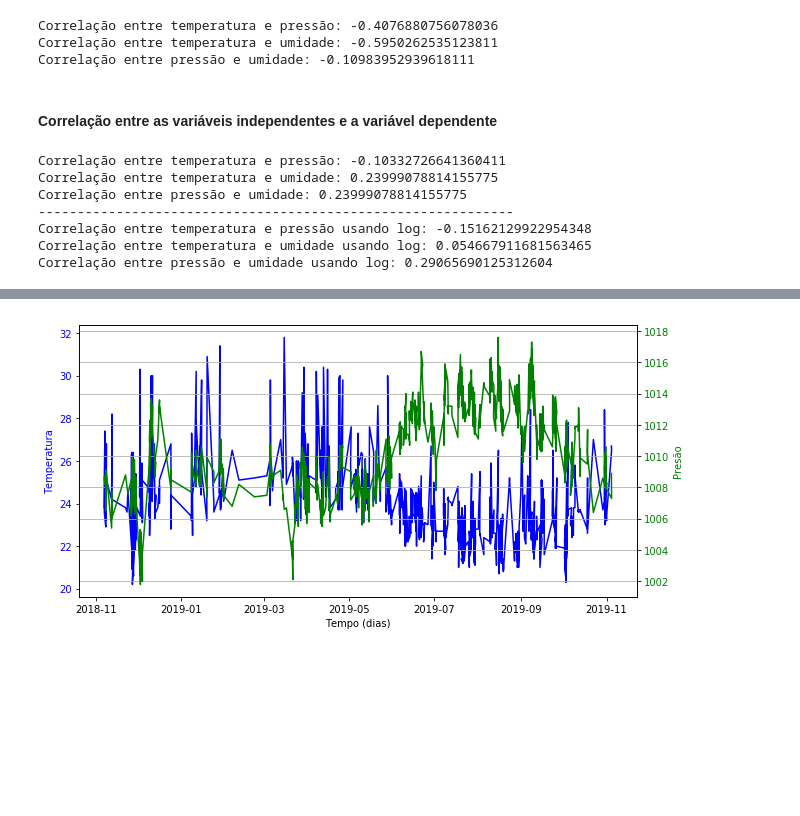
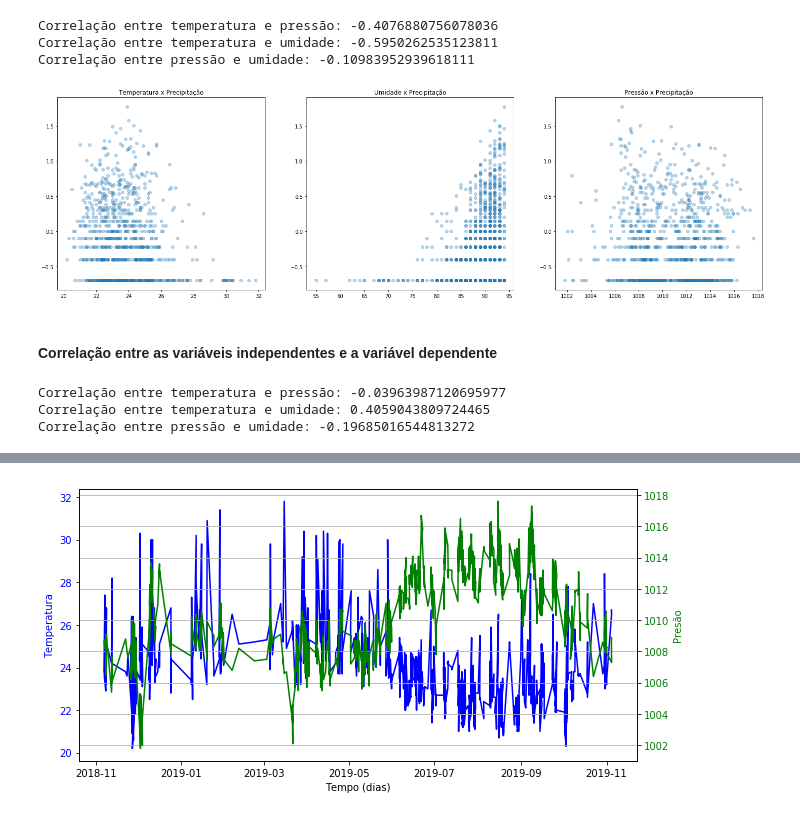
Before and after one commit to Joao-Pedro-Chacon-Ruiz/Modelo_de_precificacao_carros, a Jupyter notebook: Previsao_chuva.ipynb, the cells around one changed output, grey strips where cells are left out. Cells and saved outputs as stored; diff of their text form; code cells hidden in the pictures; blank space fills up the shorter version.

```diff
--- a/Previsao_chuva.ipynb
+++ b/Previsao_chuva.ipynb
@@ -197,22 +186,25 @@ print('Correlação entre pressão e umidade:',pressao1.corr(umidade1))
 Correlação entre temperatura e pressão: -0.4076880756078036
 Correlação entre temperatura e umidade: -0.5950262535123811
 Correlação entre pressão e umidade: -0.10983952939618111
+# %%
+fig, axs = plt.subplots(1, 3)
+fig.set_size_inches(25, 7)
+axs[0].scatter(temperatura1,np.log10(precipitacao1), alpha=0.3);
+axs[0].set_title('Temperatura x Precipitação');
+axs[1].scatter(umidade1,np.log10(precipitacao1), alpha=0.3);
+axs[1].set_title('Umidade x Precipitação');
+axs[2].scatter(pressao1,np.log10(precipitacao1), alpha=0.3);
+axs[2].set_title('Pressão x Precipitação');
+# %% [output]
+[figure, added]
 # %% [markdown]
 #### Correlação entre as variáveis independentes e a variável dependente
 # %%
-print('Correlação entre temperatura e pressão:', precipitacao1.corr(pressao1))
-print('Correlação entre temperatura e umidade:', precipitacao1.corr(umidade1))
-print('Correlação entre pressão e umidade:',precipitacao1.corr(umidade1))
-print('-------------------------------------------------------------')
-print('Correlação entre temperatura e pressão usando log:', precipitacao1_log.corr(pressao1_log))
-print('Correlação entre temperatura e umidade usando log:', precipitacao1_log.corr(temperatura1_log))
-print('Correlação entre pressão e umidade usando log:',precipitacao1_log.corr(umidade1_log))
+print('Correlação entre temperatura e pressão:', np.log10(precipitacao1).corr(pressao1))
+print('Correlação entre temperatura e umidade:', np.log10(precipitacao1).corr(umidade1))
+print('Correlação entre pressão e umidade:',np.log10(precipitacao1).corr(temperatura1))
 # %% [output]
-Correlação entre temperatura e pressão: -0.10332726641360411
-Correlação entre temperatura e umidade: 0.23999078814155775
-Correlação entre pressão e umidade: 0.23999078814155775
--------------------------------------------------------------
-Correlação entre temperatura e pressão usando log: -0.15162129922954348
-Correlação entre temperatura e umidade usando log: 0.054667911681563465
-Correlação entre pressão e umidade usando log: 0.29065690125312604
+Correlação entre temperatura e pressão: -0.03963987120695977
+Correlação entre temperatura e umidade: 0.4059043809724465
+Correlação entre pressão e umidade: -0.19685016544813272
 # %%
```
Also changed, not shown: parts of 6 cells of this notebook.
